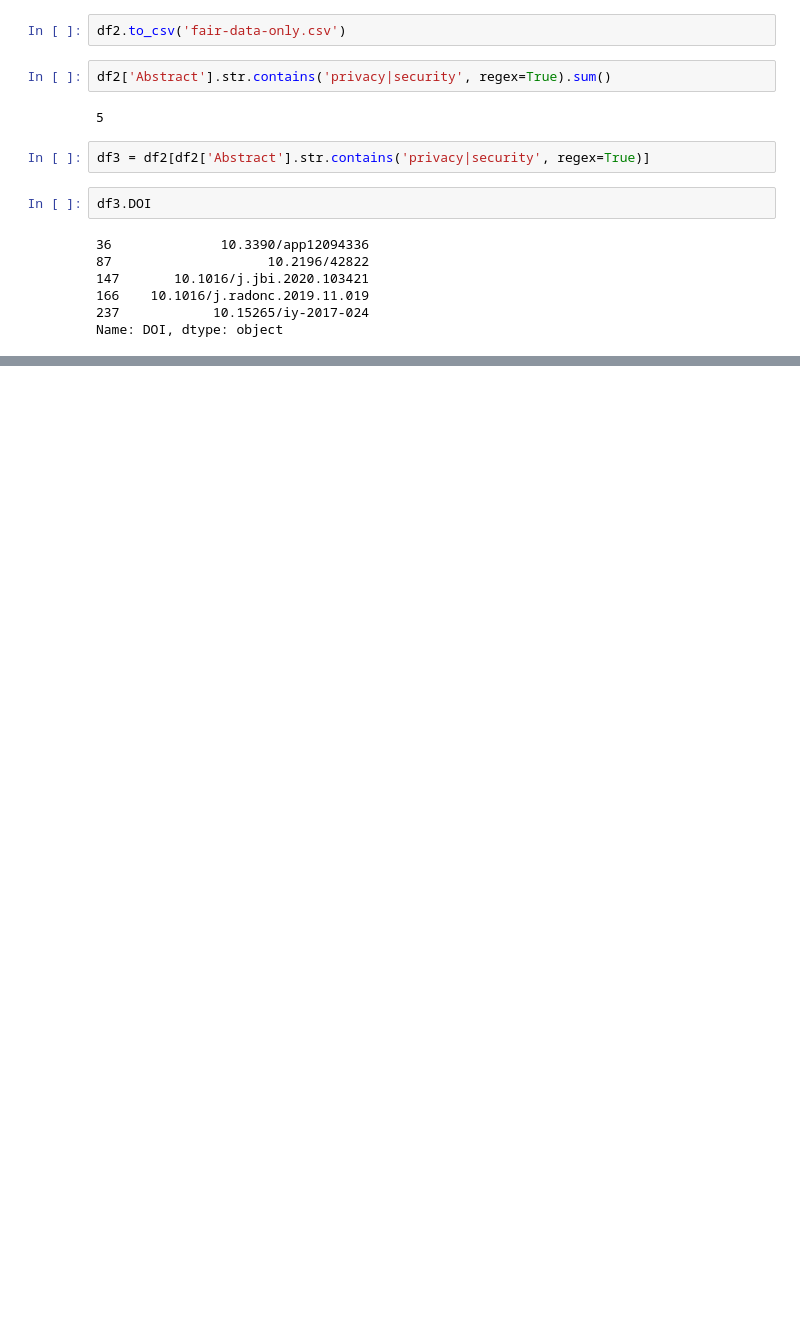
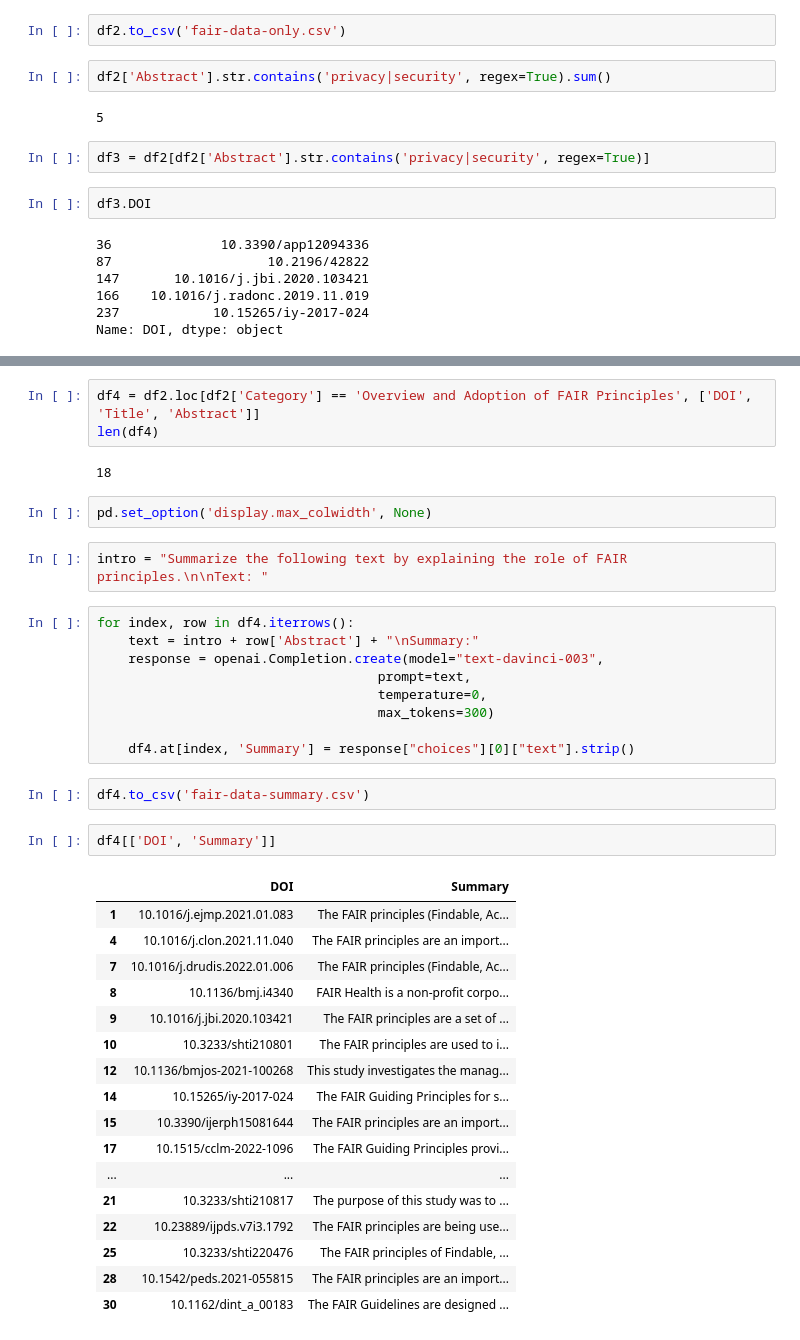
Before and after one commit to alexcstanciu/dmp-pubmed, a Jupyter notebook: analysis.ipynb, the cells around one changed output, grey strips where cells are left out. Drawn from its saved outputs; the diff is of its cells as text; blank space fills up the shorter version.

```diff
--- a/analysis.ipynb
+++ b/analysis.ipynb
@@ -154,0 +158,40 @@ Name: DOI, dtype: object
+# %%
+df4 = df2.loc[df2['Category'] == 'Overview and Adoption of FAIR Principles', ['DOI', 'Title', 'Abstract']]
+len(df4)
+# %% [output]
+18
+# %%
+pd.set_option('display.max_colwidth', None)
+# %%
+intro = "Summarize the following text by explaining the role of FAIR principles.\n\nText: "
+# %%
+for index, row in df4.iterrows():
+    text = intro + row['Abstract'] + "\nSummary:"
+    response = openai.Completion.create(model="text-davinci-003",
+                                    prompt=text,
+                                    temperature=0,
+                                    max_tokens=300)
+
+    df4.at[index, 'Summary'] = response["choices"][0]["text"].strip()
+# %%
+df4.to_csv('fair-data-summary.csv')
+# %%
+df4[['DOI', 'Summary']]
+# %% [output]
+|  | DOI | Summary |
+| 1 | 10.1016/j.ejmp.2021.01.083 | The FAIR principles (Findable, Ac... |
+| 4 | 10.1016/j.clon.2021.11.040 | The FAIR principles are an import... |
+| 7 | 10.1016/j.drudis.2022.01.006 | The FAIR principles (Findable, Ac... |
+| 8 | 10.1136/bmj.i4340 | FAIR Health is a non-profit corpo... |
+| 9 | 10.1016/j.jbi.2020.103421 | The FAIR principles are a set of ... |
+| 10 | 10.3233/shti210801 | The FAIR principles are used to i... |
+| 12 | 10.1136/bmjos-2021-100268 | This study investigates the manag... |
+| 14 | 10.15265/iy-2017-024 | The FAIR Guiding Principles for s... |
+| 15 | 10.3390/ijerph15081644 | The FAIR principles are an import... |
+| 17 | 10.1515/cclm-2022-1096 | The FAIR Guiding Principles provi... |
+| ... | ... | ... |
+| 21 | 10.3233/shti210817 | The purpose of this study was to ... |
+| 22 | 10.23889/ijpds.v7i3.1792 | The FAIR principles are being use... |
+| 25 | 10.3233/shti220476 | The FAIR principles of Findable, ... |
+| 28 | 10.1542/peds.2021-055815 | The FAIR principles are an import... |
+| 30 | 10.1162/dint_a_00183 | The FAIR Guidelines are designed ... |
```
Also changed, not shown: parts of 3 cells of this notebook, 4 other files.
